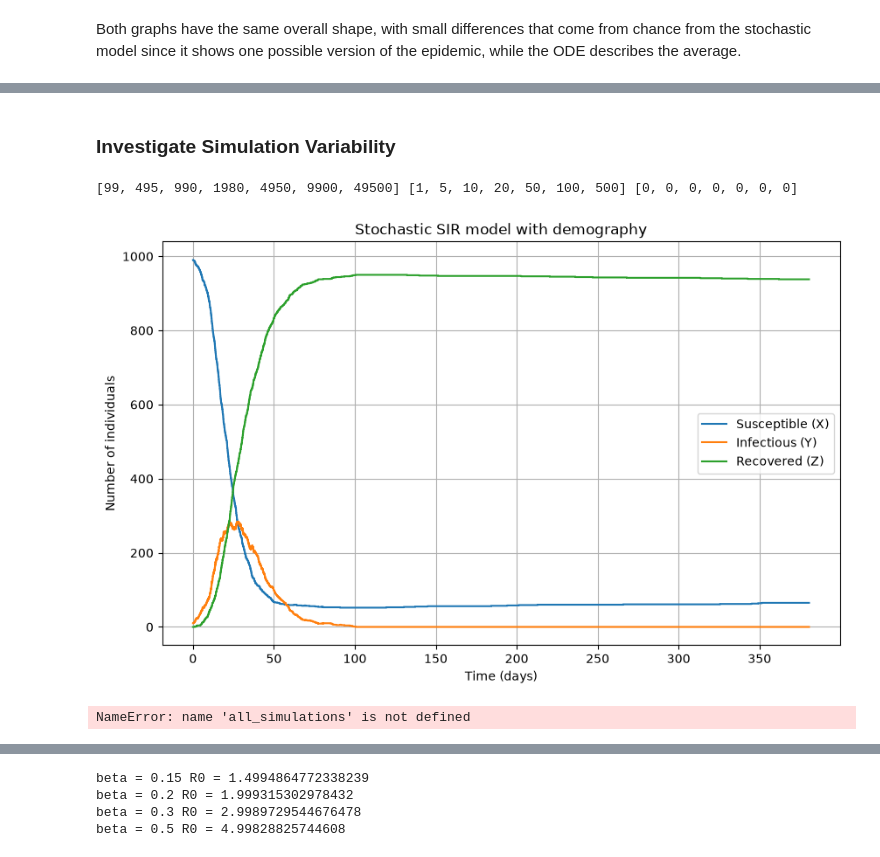
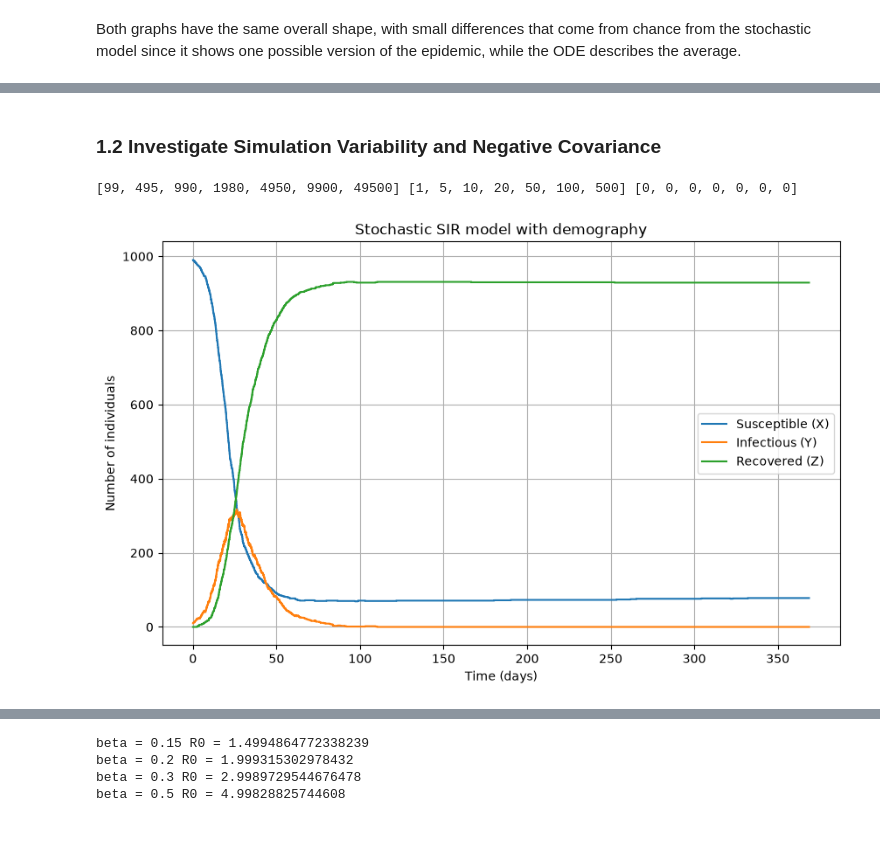
Before and after one commit to emilie-taffouraud/assignment2-stochastic-spatial-models, a Jupyter notebook: Jakobsen_16944763_Taffouraud_14886820_assignment2.ipynb, the cells around one changed output, grey strips where cells are left out. Drawn from its saved outputs; the diff is of its cells as text; code cells hidden in the pictures.

Commit message:
parameter beta variance and mean comparison

```diff
--- a/Jakobsen_16944763_Taffouraud_14886820_assignment2.ipynb
+++ b/Jakobsen_16944763_Taffouraud_14886820_assignment2.ipynb
@@ -214,46 +204,20 @@ Both graphs have the same overall shape, with small differences that come from c
 
 A way to control the noise level in the GA is to make the population size larger, since the randomness from the stochasticity will be less noticable. In the report, explain how, why and insert a plot with a larger population.
 # %% [markdown]
-### Investigate Simulation Variability
+### 1.2 Investigate Simulation Variability and Negative Covariance
 # %%
-# Define initial values, events and rates
+# Define initial values and rates
 
-# Initial population
+# Population sizes to compare
 N0_vary = [100, 500, 1000, 2000, 5000, 10000, 50000]
-Y = []
-X = []
-Z = [0]*7
-
-# Initial conditions
-for i in N0_vary:
-    y = int(0.01 * i)
-    Y.append(y)
-    x = i-y
-    X.append(x)
-
-print(X, Y, Z)
 
 # Parameters measured in days
-beta_vary = [0.15, 0.2, 0.3, 0.5]
 beta = 0.3
 gamma = 0.1
 mu = 1 / (80 * 365)
 
-# Initial time
-t = 0
-
-# Step 1: Define events
-events = [
-    "birth",
-    "transmission",
-    "recovery",
-    "death_X",
-    "death_Y",
-    "death_Z"
-]
-
 # Simulation time
-t_max = 365  # 1 years
+t_max = 365  # 1 year
 # %% [output]
 [99, 495, 990, 1980, 4950, 9900, 49500] [1, 5, 10, 20, 50, 100, 500] [0, 0, 0, 0, 0, 0, 0]
 # %%
@@ -369,26 +324,23 @@ times_50000, X_values_50000, Y_values_50000, Z_values_50000 = simulation_variabi
 # %%
-times_015, X_values_015, Y_values_015, Z_values_015 = simulation_variability(0, X[2], Y[2], Z[2], beta_vary[0])
-times_02, X_values_02, Y_values_02, Z_values_02 = simulation_variability(0, X[2], Y[2], Z[2], beta_vary[1])
-times_03, X_values_03, Y_values_03, Z_values_03 = simulation_variability(0, X[2], Y[2], Z[2], beta_vary[2])
-times_05, X_values_05, Y_values_05, Z_values_05 = simulation_variability(0, X[2], Y[2], Z[2], beta_vary[3])
+times_1000, X_values_1000, Y_values_1000, Z_values_1000 = simulation_variability(0, 990, 10, 0, beta=0.3)
 # %%
 # Plot the Gillespie algorithm:
 
 plt.figure(figsize=(10, 6))
 
-plt.step(times_03, X_values_03, label="Susceptible (X)")
-plt.step(times_03, Y_values_03, label="Infectious (Y)")
-plt.step(times_03, Z_values_03, label="Recovered (Z)")
+plt.step(times_1000, X_values_1000, label="Susceptible (X)")
+plt.step(times_1000, Y_values_1000, label="Infectious (Y)")
+plt.step(times_1000, Z_values_1000, label="Recovered (Z)")
 
 plt.xlabel("Time (days)")
 plt.ylabel("Number of individuals")
 plt.title("Stochastic SIR model with demography")
 plt.legend()
 plt.grid()
 
 plt.show()
 # %% [output]
-[figure, old version]
+[figure, new version]
 # %%
 def run_simulations(N0, beta, Y0=None, n_runs=200):
 
@@ -456,31 +408,6 @@ def calculate_statistics(all_simulations):
         X_var, Y_var, Z_var,
         XY_cov
     )
-# %%
-# unused
-scenario_100_simulations = run_simulations(100, 0.3)
-time_grid, X_mean, Y_mean, Z_mean, X_var, Y_var, Z_var, XY_cov = calculate_statistics(all_simulations)
-
-fig, (ax1, ax2) = plt.subplots(1, 2, figsize=(12, 5))
-
-# Mean
-ax1.plot(time_grid, X_mean, label="X")
-ax1.plot(time_grid, Y_mean, label="Y")
-ax1.plot(time_grid, Z_mean, label="Z")
-ax1.set_title("Mean")
-ax1.set_xlabel("Time (days)")
-ax1.legend()
-
-# Variance and covariance
-ax2.plot(time_grid, Y_var, label="Var(Y)")
-ax2.plot(time_grid, XY_cov, label="Cov(X, Y)")
-ax2.set_title("Variance and covariance")
-ax2.set_xlabel("Time (days)")
-ax2.legend()
-
-plt.show()
-# %% [output]
-NameError: name 'all_simulations' is not defined
 # %%
 # Mean, variance and covariance for every population size N, with beta = 0.3
 # Values are divided by N (mean) and N^2 (variance, covariance) so the scenarios can be compared on one plot
```
Also changed, not shown: parts of 20 cells of this notebook.
